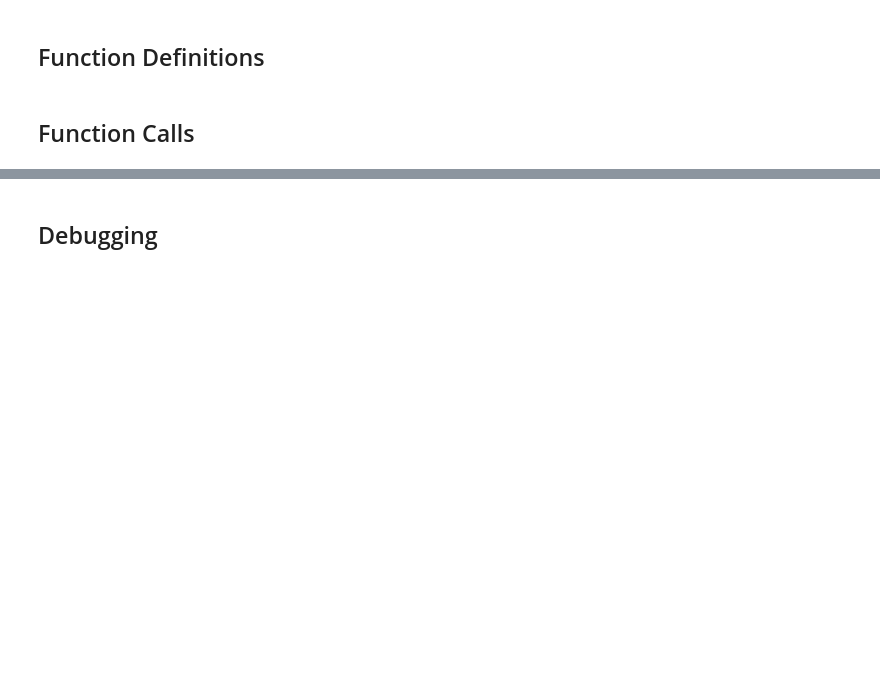
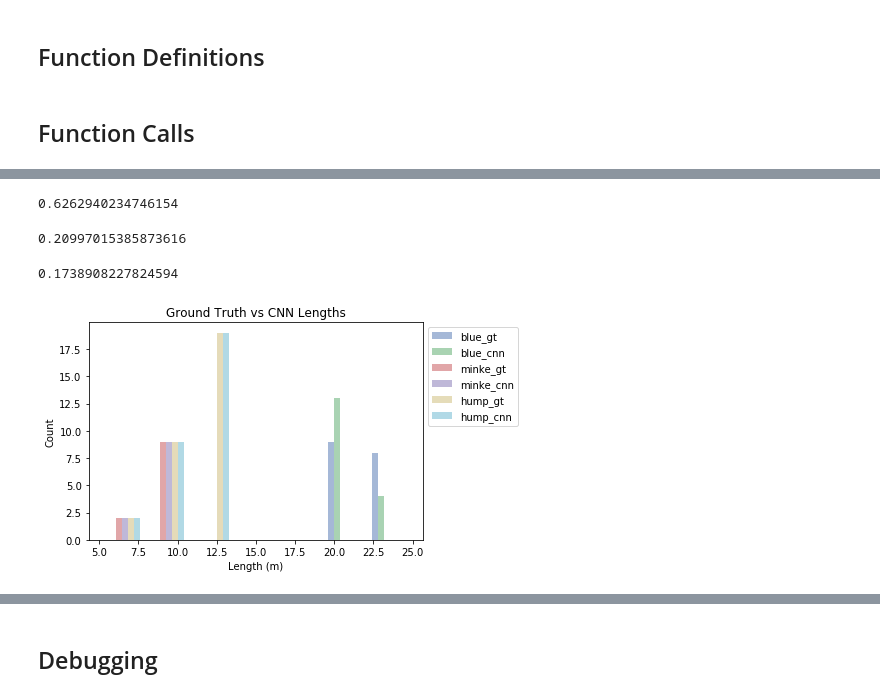
Before and after one commit to patrickcgray/cetacean_photogram, a Jupyter notebook: photogram.ipynb, the cells around one changed output, grey strips where cells are left out. Drawn from its saved outputs; the diff is of its cells as text; code cells hidden in the pictures; blank space fills up the shorter version.

```diff
--- a/photogram.ipynb
+++ b/photogram.ipynb
@@ -661,0 +799,2 @@ DSC00660.JPG
+# %%
+detection_df = pd.read_csv("measurements_102318_best_updated.csv")
@@ -661,0 +809,4 @@ DSC00660.JPG
+# %%
+blues = detection_df.loc[detection_df['gt_class'] == 1]
+minkes = detection_df.loc[detection_df['gt_class'] == 5]
+humpbacks = detection_df.loc[detection_df['gt_class'] == 3]
@@ -661,0 +879,38 @@ DSC00660.JPG
+# %%
+(blue_gt - blue_cnn).mean()
+# %% [output]
+0.6262940234746154
+# %%
+(minke_gt - minke_cnn).mean()
+# %% [output]
+0.20997015385873616
+# %%
+(hump_gt - hump_cnn).mean()
+# %% [output]
+0.1738908227824594
+# %%
+blue_gt = blues['Total Length (m)']
+blue_cnn = blues['detected_len']
+
+minke_gt = minkes['Total Length (m)']
+minke_cnn = minkes['detected_len']
+
+hump_gt = humpbacks['Total Length (m)']
+hump_cnn = humpbacks['detected_len']
+
+bins = np.linspace(5, 25, 8)
+
+plt.style.use('seaborn-deep')
+
+plt.xlabel('Length (m)')
+plt.ylabel('Count')
+plt.title('Ground Truth vs CNN Lengths')
+
+plt.hist([blue_gt, blue_cnn, minke_gt, minke_cnn, hump_gt, hump_cnn], bins, alpha=0.5,
+         label=['blue_gt', 'blue_cnn', 'minke_gt', 'minke_cnn', 'hump_gt', 'hump_cnn'])
+
+
+plt.legend(loc="upper left", bbox_to_anchor=(1,1))
+plt.savefig("hist_whales.png", dpi=512, bbox_inches='tight')
+# %% [output]
+[figure, added]
```
Also changed, not shown: parts of 65 cells of this notebook, 2 other files.
